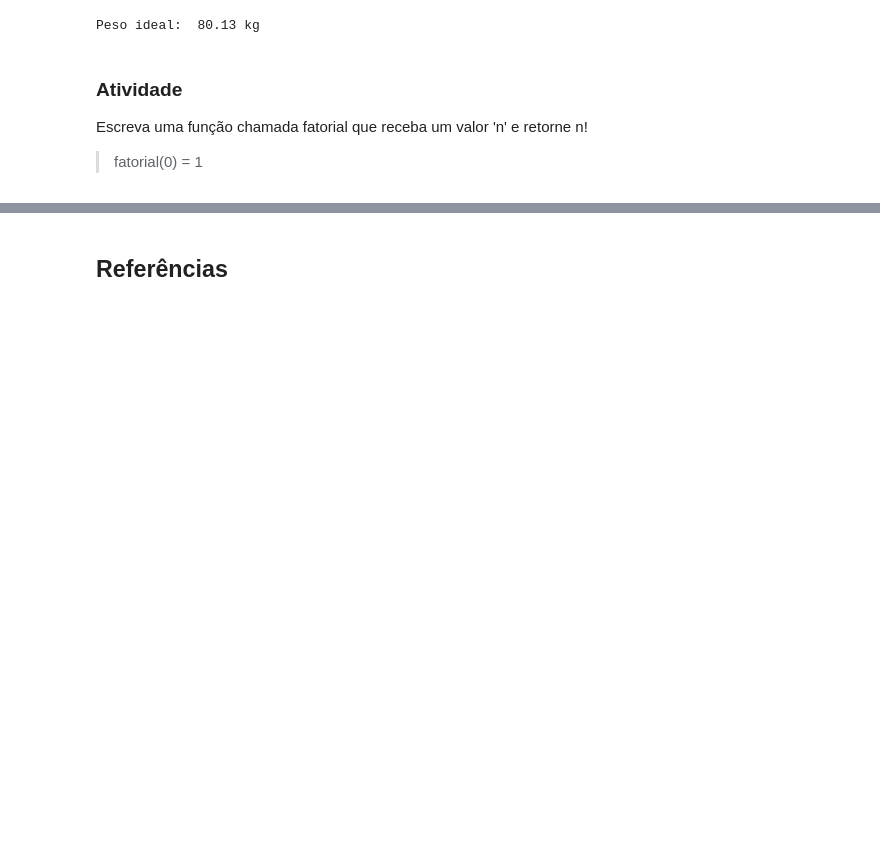
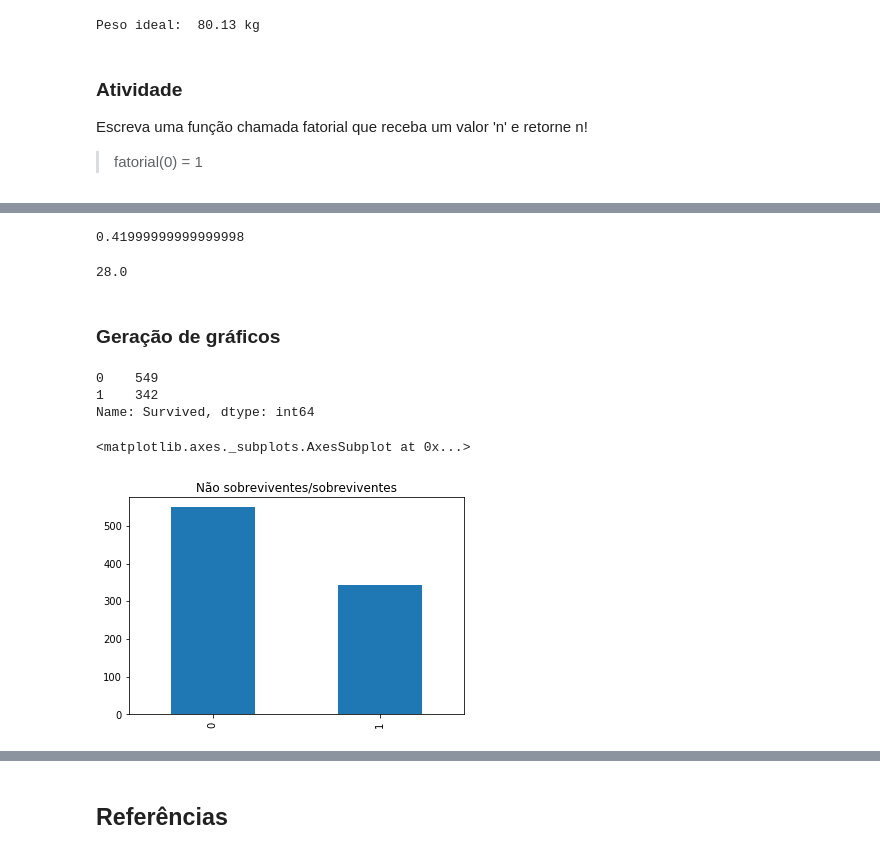
Before and after one commit to LucianoCarlos/minicurso_machine_learning, a Jupyter notebook: aprendizado_maquina_pandas_jupyter.ipynb, the cells around one changed output, grey strips where cells are left out. Saved outputs shown, nothing was run; the diff lists cells and outputs as text; code cells hidden in the pictures; blank space fills up the shorter version.

```diff
--- a/aprendizado_maquina_pandas_jupyter.ipynb
+++ b/aprendizado_maquina_pandas_jupyter.ipynb
@@ -474,0 +579,4 @@ Faça uma função que verifica se um número é primo.
+# %%
+# Lendo arquivo csv e importando para DataFrame
+df_train = pd.read_csv('dados/train.csv')
+df_test = pd.read_csv('dados/test.csv')
@@ -474,0 +790,12 @@ Faça uma função que verifica se um número é primo.
+# %%
+# O método max() retorna o valor mínimo
+df_train['Age'].min()
+# %% [output]
+0.41999999999999998
+# %%
+# O método median() retorna o valor mínimo
+df_train['Age'].median()
+# %% [output]
+28.0
+# %% [markdown]
+### Geração de gráficos
@@ -474,0 +808,13 @@ Faça uma função que verifica se um número é primo.
+# %%
+# O método value_counts() retorna a quantidade de valores exclusivos
+valores = df_train['Survived'].value_counts()
+valores
+# %% [output]
+0    549
+1    342
+Name: Survived, dtype: int64
+# %%
+valores.plot(kind='bar', title="Não sobreviventes/sobreviventes")
+# %% [output]
+<matplotlib.axes._subplots.AxesSubplot at 0x...>
+[figure, added]
```
Also changed, not shown: parts of 72 cells of this notebook.
